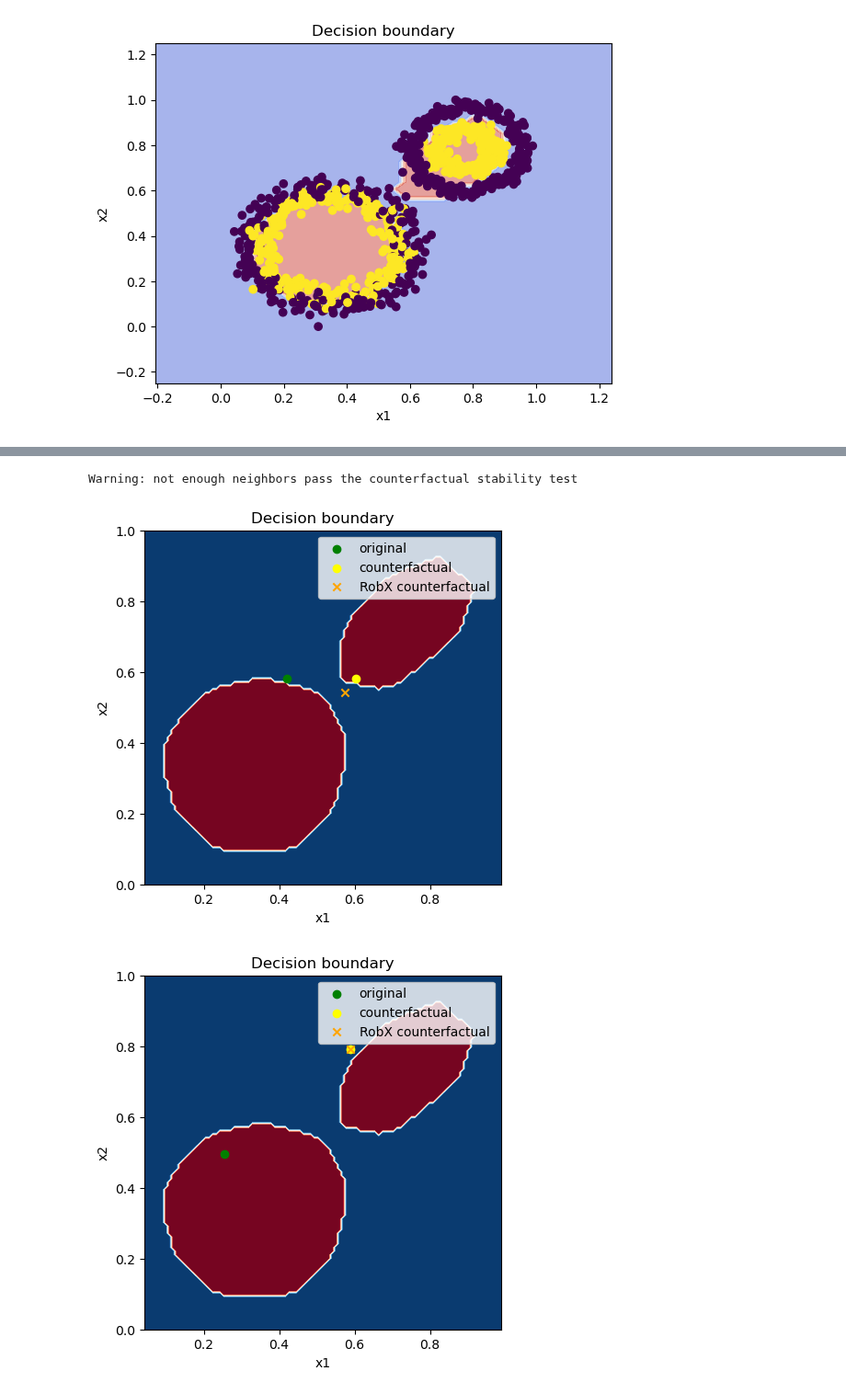
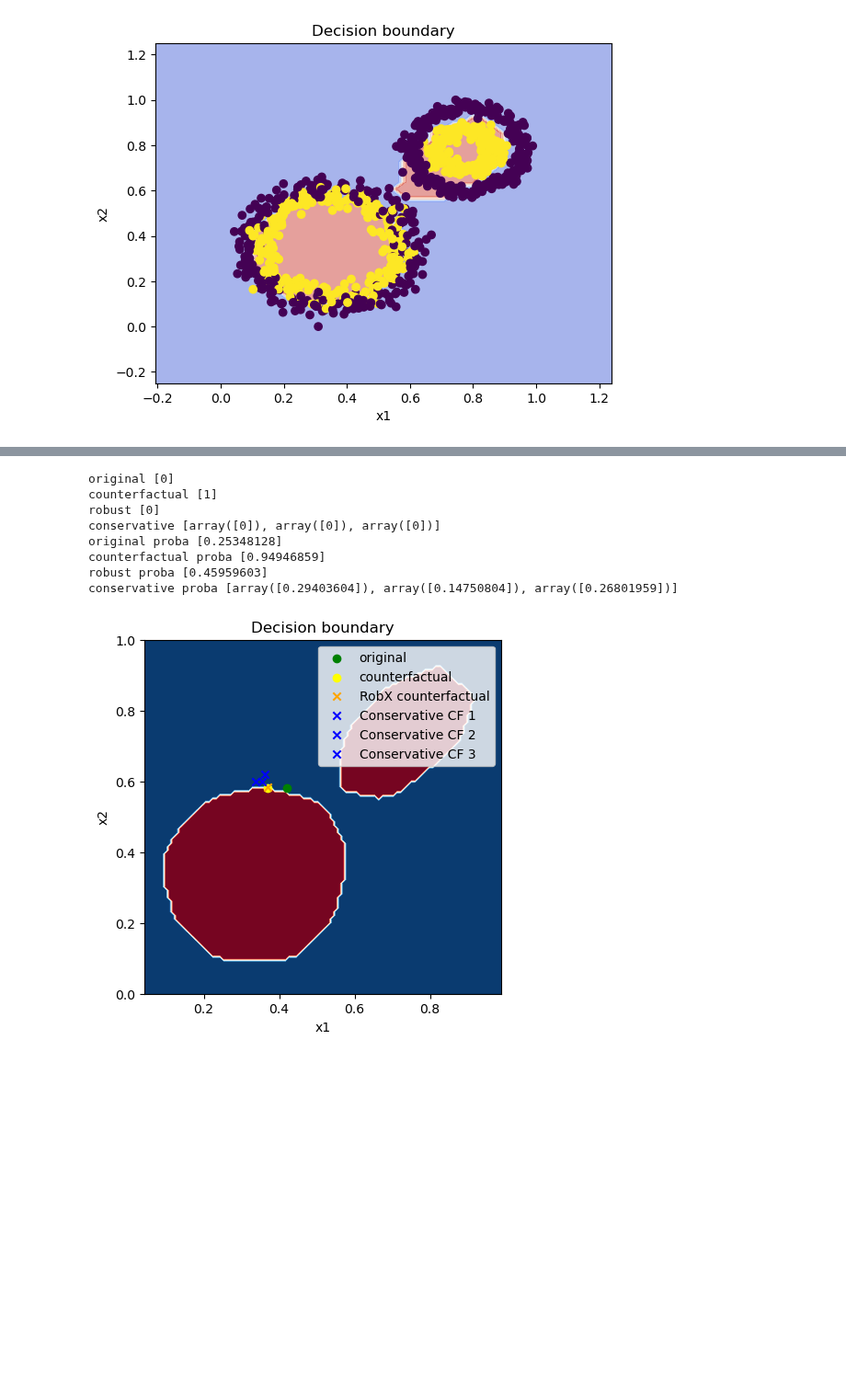
Before and after one commit to istepka/betarce, a Jupyter notebook: utils/robx.ipynb, the cells around one changed output, grey strips where cells are left out. Shown at 92% size. Cells and saved outputs as stored; diff of their text form; code cells hidden in the pictures; blank space fills up the shorter version.

```diff
--- a/utils/robx.ipynb
+++ b/utils/robx.ipynb
@@ -85,28 +85,49 @@ for i in range(3):
 # %%
 predict_fn = scikit_predict_proba_fn(model)
 
 for i in range(3):
 
-    robust_cf = robx_algorithm(
+    robust_cf, conservative_cfs = robx_algorithm(
         X_train=X_train,
         predict_class_proba_fn=predict_fn,
         start_counterfactual=counterfactuals[i][:2],
         tau=0.3,
-        variance=0.02,
+        variance=0.01,
     )
 
     if robust_cf is not None:
+        art = [
+                {'coords': original_instances[i][:2], 'color': 'green', 'marker': 'o', 'label': 'original'},
+                {'coords': counterfactuals[i][:2], 'color': 'yellow', 'marker': 'o', 'label': 'counterfactual'},
+                {'coords': robust_cf, 'color': 'orange', 'marker': 'x', 'label': 'RobX counterfactual'},
+            ]
+        for i, cf in enumerate(conservative_cfs):
+            art.append({'coords': cf, 'color': 'blue', 'marker': 'x', 'label': f'Conservative CF {i+1}'})
+
+        print('original', model.predict(original_instances[i][:2].reshape(1, -1)))
+        print('counterfactual', model.predict(counterfactuals[i][:2].reshape(1, -1)))
+        print('robust', model.predict(robust_cf.reshape(1, -1)))
+        print('conservative', [model.predict(cf.reshape(1, -1)) for cf in conservative_cfs])
+
+        print('original proba', predict_fn(original_instances[i][:2].reshape(1, -1)))
+        print('counterfactual proba', predict_fn(counterfactuals[i][:2].reshape(1, -1)))
+        print('robust proba', predict_fn(robust_cf.reshape(1, -1)))
+        print('conservative proba', [predict_fn(cf.reshape(1, -1)) for cf in conservative_cfs])
+
+
         plot_decision_boundary_with_artifacts(
             model=model,
             X=X_val,
             y=y_val,
-            artifacts=[
-                {'coords': original_instances[i][:2], 'color': 'green', 'marker': 'o', 'label': 'original'},
-                {'coords': counterfactuals[i][:2], 'color': 'yellow', 'marker': 'o', 'label': 'counterfactual'},
-                {'coords': robust_cf, 'color': 'orange', 'marker': 'x', 'label': 'RobX counterfactual'},
-            ]
+            artifacts=art,
         )
 # %% [output]
-Warning: not enough neighbors pass the counterfactual stability test
+original [0]
+counterfactual [1]
+robust [0]
+conservative [array([0]), array([0]), array([0])]
+original proba [0.25348128]
+counterfactual proba [0.94946859]
+robust proba [0.45959603]
+conservative proba [array([0.29403604]), array([0.14750804]), array([0.26801959])]
-[figure, old version]
+[figure, new version]
-[figure, removed]
```
Also changed, not shown: parts of 3 cells of this notebook, 5 other files.
